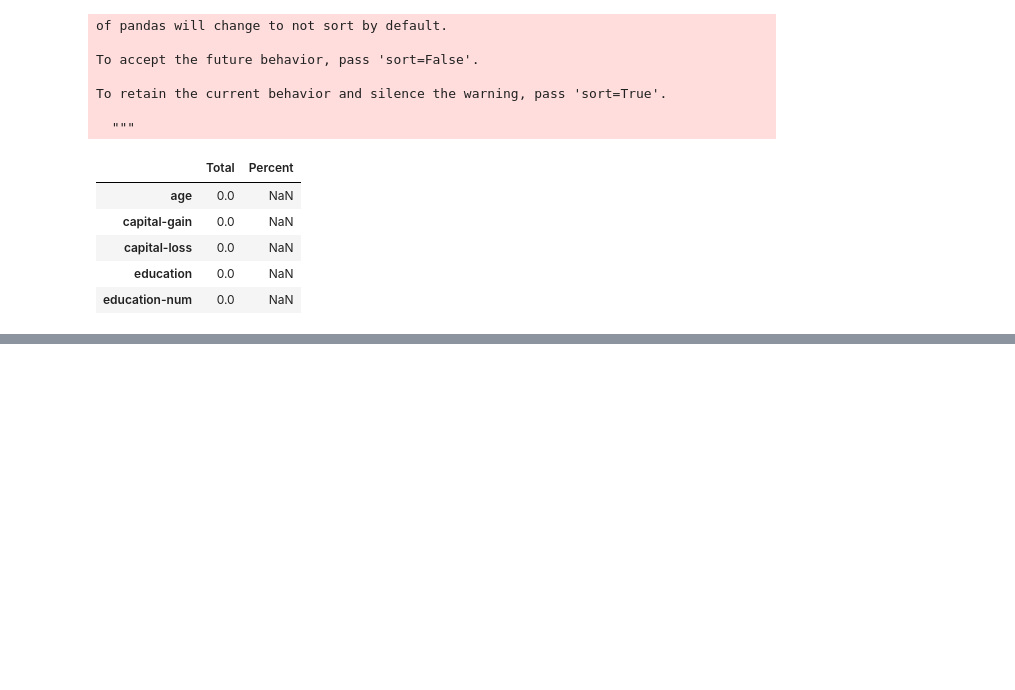
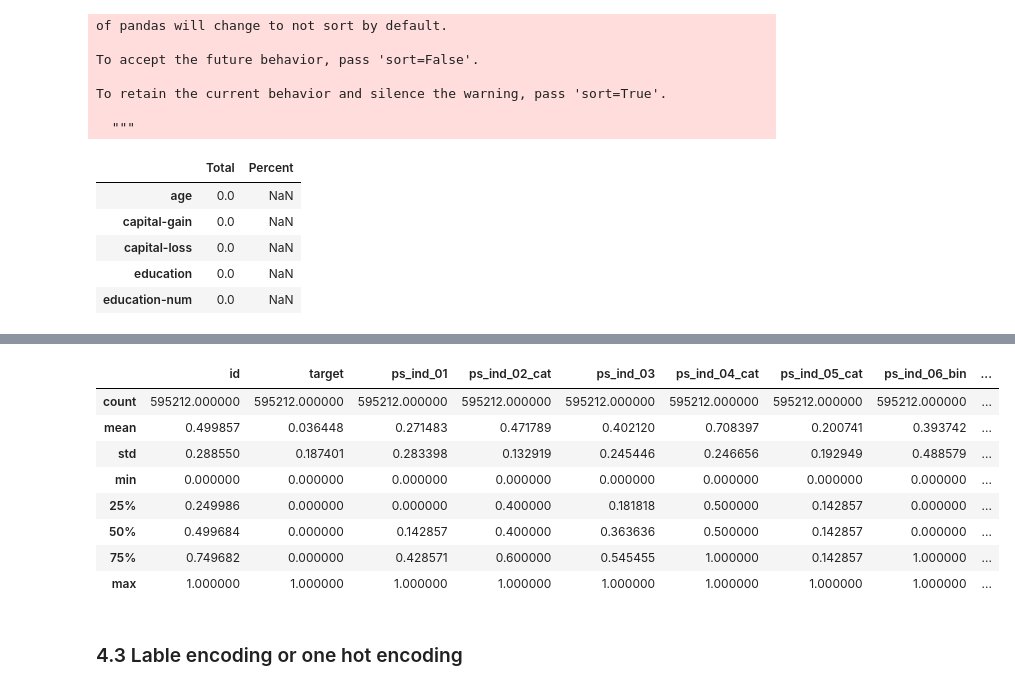
Before and after one commit to hsuemily/CE888-2, a Jupyter notebook: Assignment/PrototypeCode.ipynb, the cells around one changed output, grey strips where cells are left out. Saved outputs shown, nothing was run; the diff lists cells and outputs as text; code cells hidden in the pictures; blank space fills up the shorter version.

```diff
--- a/Assignment/PrototypeCode.ipynb
+++ b/Assignment/PrototypeCode.ipynb
@@ -155,5 +217,4 @@ Titanic_md1.loc[Titanic_md1['Age'].isnull(),'Age']=Titanic_md1['Age'].mean(skipn
 # fill them into none
 cols1 = ["Cabin"]
 for col in cols1:
-    Titanic_md1[col].fillna("None", inplace=True)
-Titanic_md1.head(12)
+    Titanic_copy[col].fillna("None", inplace=True)
@@ -173,0 +221,3 @@ Titanic_md1.head(12)
+# %%
+# drop the missing value in "Embarked" column
+Titanic_copy=Titanic_copy.dropna()
@@ -214,0 +280,6 @@ To retain the current behavior and silence the warning, pass 'sort=True'.
+# %%
+# Normalize dataset - Titanic
+for col in Titanic_copy.select_dtypes(include='number').columns:
+    mms = MinMaxScaler()
+    Titanic_copy[col] = mms.fit_transform(Titanic_copy[[col]])
+Titanic_copy.describe()
@@ -214,0 +296,7 @@ To retain the current behavior and silence the warning, pass 'sort=True'.
+# %%
+# Normalize dataset - Adult
+Adult_copy = Adult.copy()
+for col in Adult_copy.select_dtypes(include='number').columns:
+    mms = MinMaxScaler()
+    Adult_copy[col] = mms.fit_transform(Adult_copy[[col]])
+Adult_copy.describe()
@@ -214,0 +313,19 @@ To retain the current behavior and silence the warning, pass 'sort=True'.
+# %%
+# Normalize dataset - SafeDriver
+SafeDriver_copy = SafeDriver.copy()
+for col in SafeDriver_copy.select_dtypes(include='number').columns:
+    mms = MinMaxScaler()
+    SafeDriver_copy[col] = mms.fit_transform(SafeDriver_copy[[col]])
+SafeDriver_copy.describe()
+# %% [output]
+|  | id | target | ps_ind_01 | ps_ind_02_cat | ps_ind_03 | ps_ind_04_cat | ps_ind_05_cat | ps_ind_06_bin | ... |
+| count | 595212.000000 | 595212.000000 | 595212.000000 | 595212.000000 | 595212.000000 | 595212.000000 | 595212.000000 | 595212.000000 | ... |
+| mean | 0.499857 | 0.036448 | 0.271483 | 0.471789 | 0.402120 | 0.708397 | 0.200741 | 0.393742 | ... |
+| std | 0.288550 | 0.187401 | 0.283398 | 0.132919 | 0.245446 | 0.246656 | 0.192949 | 0.488579 | ... |
+| min | 0.000000 | 0.000000 | 0.000000 | 0.000000 | 0.000000 | 0.000000 | 0.000000 | 0.000000 | ... |
+| 25% | 0.249986 | 0.000000 | 0.000000 | 0.400000 | 0.181818 | 0.500000 | 0.142857 | 0.000000 | ... |
+| 50% | 0.499684 | 0.000000 | 0.142857 | 0.400000 | 0.363636 | 0.500000 | 0.142857 | 0.000000 | ... |
+| 75% | 0.749682 | 0.000000 | 0.428571 | 0.600000 | 0.545455 | 1.000000 | 0.142857 | 1.000000 | ... |
+| max | 1.000000 | 1.000000 | 1.000000 | 1.000000 | 1.000000 | 1.000000 | 1.000000 | 1.000000 | ... |
+# %% [markdown]
+### 4.3 Lable encoding or one hot encoding
```
Also changed, not shown: parts of 18 cells of this notebook.
